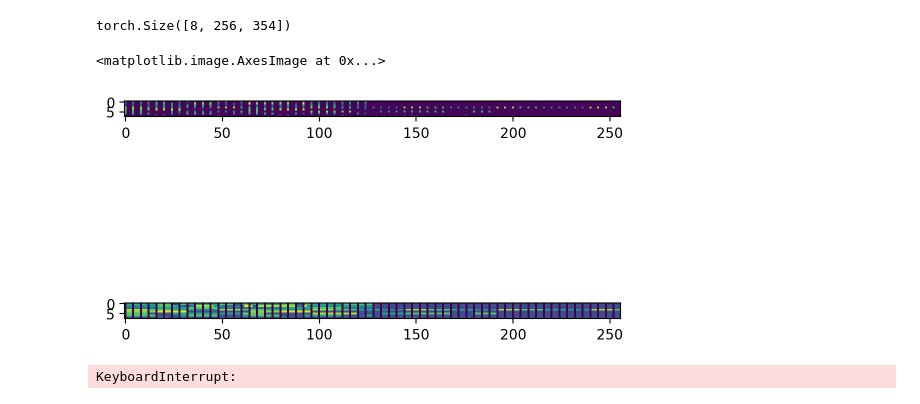
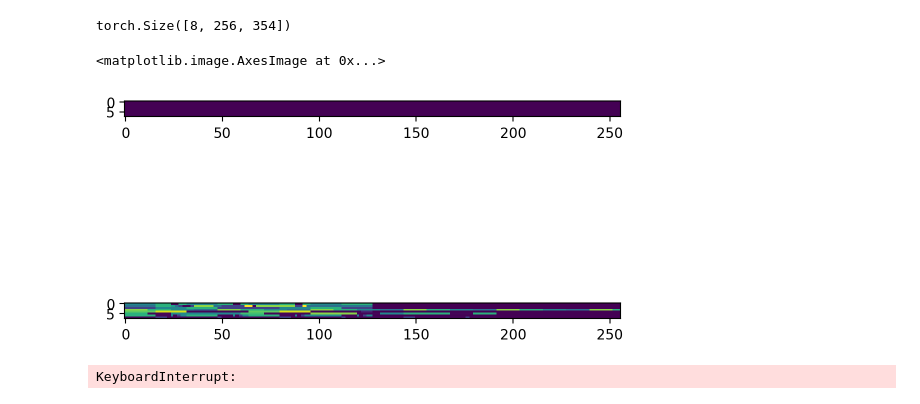
Before and after one commit to maximoskp/MaskedMelHarm, a Jupyter notebook: test_data.ipynb, the cells around one changed output. Saved outputs shown, nothing was run; the diff lists cells and outputs as text; code cells hidden in the pictures.

Commit message:
fixing masks

```diff
--- a/test_data.ipynb
+++ b/test_data.ipynb
@@ -199,15 +199,19 @@ def apply_structured_masking(harmony_tokens, mask_token_id, step_idx, spacing_sc
     spacing = spacing_schedule[step_idx] if step_idx < len(spacing_schedule) else 1
 
     # Get the indices that will remain unmasked for this step
-    mask = torch.ones((T,), dtype=torch.bool, device=device)  # start with all masked
-    mask[::spacing] = False  # reveal tokens at spacing
+    # mask = torch.ones((T,), dtype=torch.bool, device=device)  # start with all masked
+    # mask[::spacing] = False  # reveal tokens at spacing
+    mask = torch.zeros((T,), dtype=torch.bool, device=device)  # start with all masked
+    mask[::spacing] = True  # reveal tokens at spacing
 
     # Expand to batch
     mask = mask.unsqueeze(0).expand(B, -1)  # shape (B, 256)
 
     # Create masked version
-    masked_harmony = harmony_tokens.clone()
-    masked_harmony[mask] = mask_token_id
+    # masked_harmony = harmony_tokens.clone()
+    # masked_harmony[mask] = mask_token_id
+    # TODO: masked_harmony needs to have unmasked the previous step
+    masked_harmony = torch.full_like( harmony_tokens, mask_token_id )
 
     # Create target (loss computed only on masked positions)
     target = harmony_tokens.clone()
@@ -290,18 +294,18 @@ import matplotlib.pyplot as plt
 # %%
 spacing_schedule = [16, 8, 4]
 mask_token_id = tokenizer.mask_token_id  # <mask> token index
-step_idx = 2
+step_idx = 3
 
 masked_harmony, target = apply_structured_masking(batch['input_ids'], mask_token_id, step_idx, spacing_schedule)
 # print(masked_harmony)
 # print(target)
 plt.subplot(2,1,1)
 plt.imshow(masked_harmony)
 plt.subplot(2,1,2)
 plt.imshow(target)
 # %% [output]
 <matplotlib.image.AxesImage at 0x...>
-[figure, old version]
+[figure, new version]
 # %%
 from torch.optim import AdamW
 spacing_schedule = [16, 8, 4]
```
